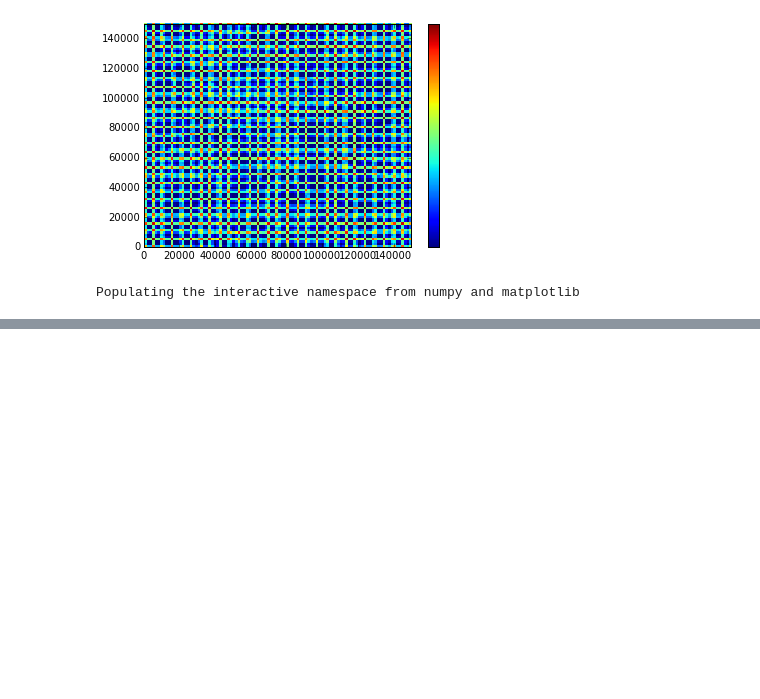
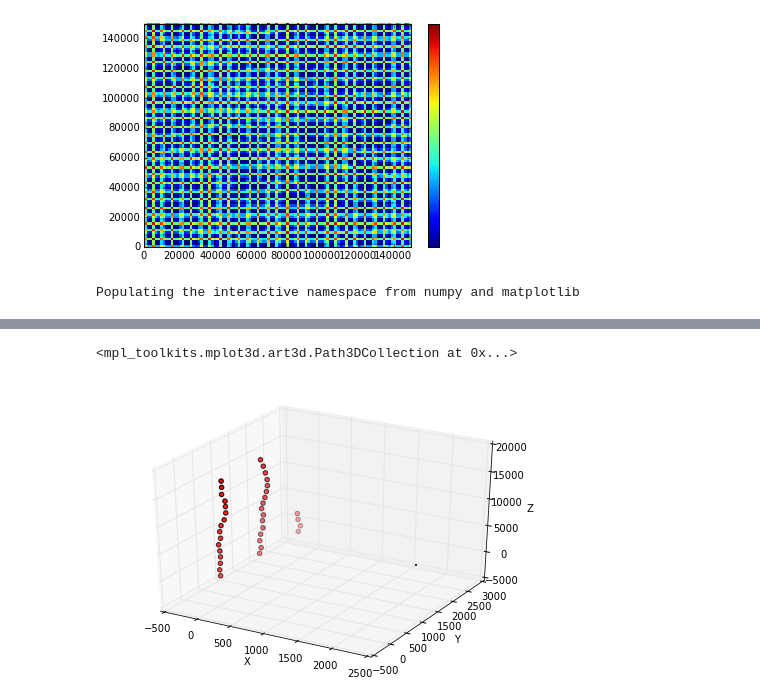
Before and after one commit to jdprada1760/N_Body_Density_Estimator, a Jupyter notebook: CompuMethods/Simulation_format.ipynb, the cells around one changed output, grey strips where cells are left out. Saved outputs shown, nothing was run; the diff lists cells and outputs as text; code cells hidden in the pictures; blank space fills up the shorter version.

```diff
--- a/CompuMethods/Simulation_format.ipynb
+++ b/CompuMethods/Simulation_format.ipynb
@@ -82,0 +72,7 @@ for i in range(n):
+# %%
+n = 8+1
+graf(0,4*n)
+scatter(2000,2000,1)
+# %% [output]
+<mpl_toolkits.mplot3d.art3d.Path3DCollection at 0x...>
+[figure, added]
```
Also changed, not shown: parts of 11 cells of this notebook.
